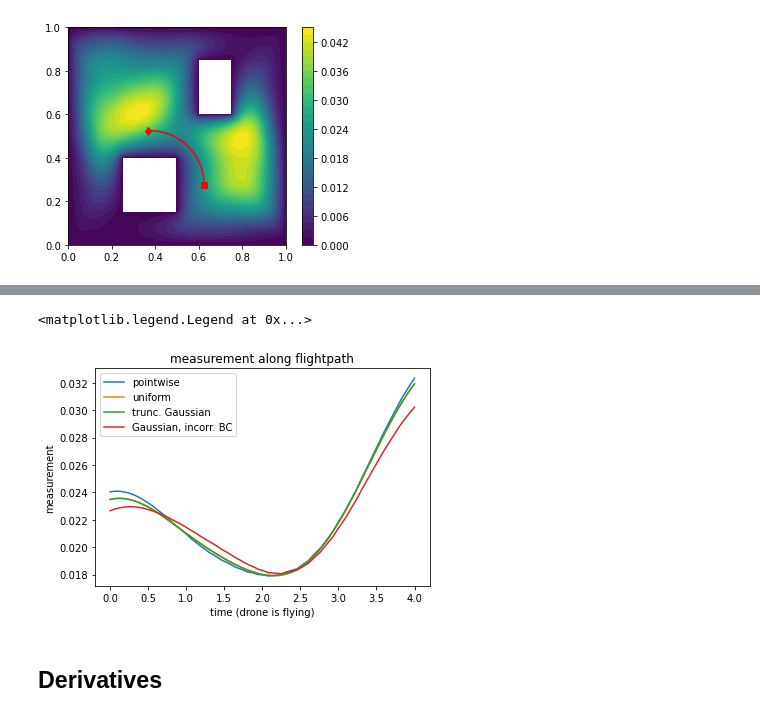
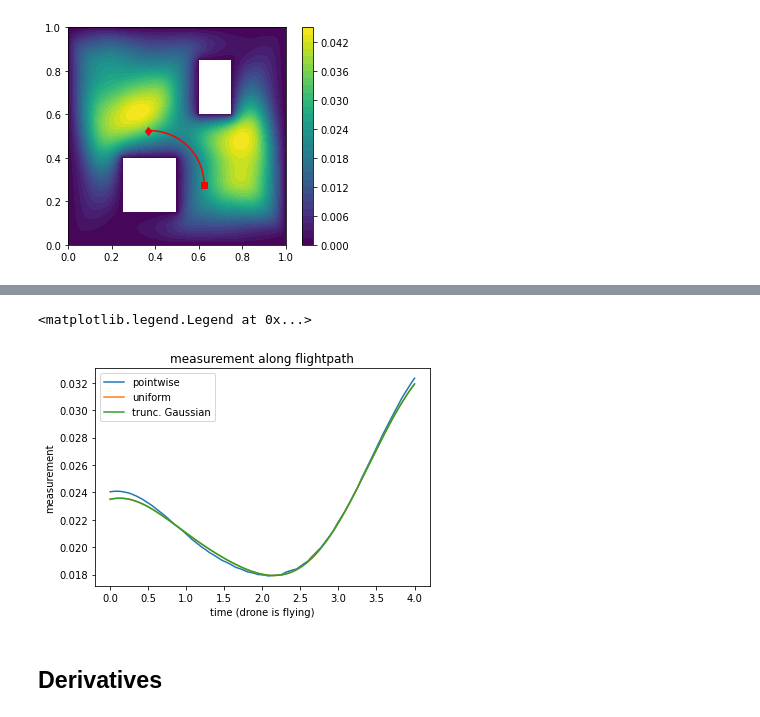
Before and after one commit to leyffer/m2dtIceSheet, a Jupyter notebook: notebooks/2_measurement_types.ipynb, the cells around one changed output, grey strips where cells are left out. Drawn from its saved outputs; the diff is of its cells as text; code cells hidden in the pictures.

```diff
--- a/notebooks/2_measurement_types.ipynb
+++ b/notebooks/2_measurement_types.ipynb
@@ -182,10 +182,10 @@ data[2,:] = drone_truncated.measure(state=state, flight=flight)
 measurement_time[2] = time.time()-tStart
 
 # non-truncated Gaussian (Weierstrass trick)
-print("Starting: measurements with {} drone".format(names[3]))
-tStart = time.time()
-data[3,:] = drone_gaussian.measure(state=state, flight=flight)
-measurement_time[3] = time.time()-tStart
+# print("Starting: measurements with {} drone".format(names[3]))
+# tStart = time.time()
+# data[3,:] = drone_gaussian.measure(state=state, flight=flight)
+# measurement_time[3] = time.time()-tStart
 
 print(measurement_time)
 # %% [output]
@@ -197,16 +201,16 @@ Starting: measurements with Gaussian, incorr. BC drone
 # %%
 fig, ax = plt.subplots(1,1)
 
-for i in [0,1,2,3]:
+for i in [0,1,2]:
     ax.plot(grid_t, data[i, :], label = names[i])
 
 ax.set_xlabel("time (drone is flying)")
 ax.set_ylabel("measurement")
 ax.set_title("measurement along flightpath")
 ax.legend()
 # %% [output]
 <matplotlib.legend.Legend at 0x...>
-[figure, old version]
+[figure, new version]
 # %% [markdown]
 ## Derivatives
 # %% [markdown]
```
Also changed, not shown: parts of 13 cells of this notebook, 4 other files.
